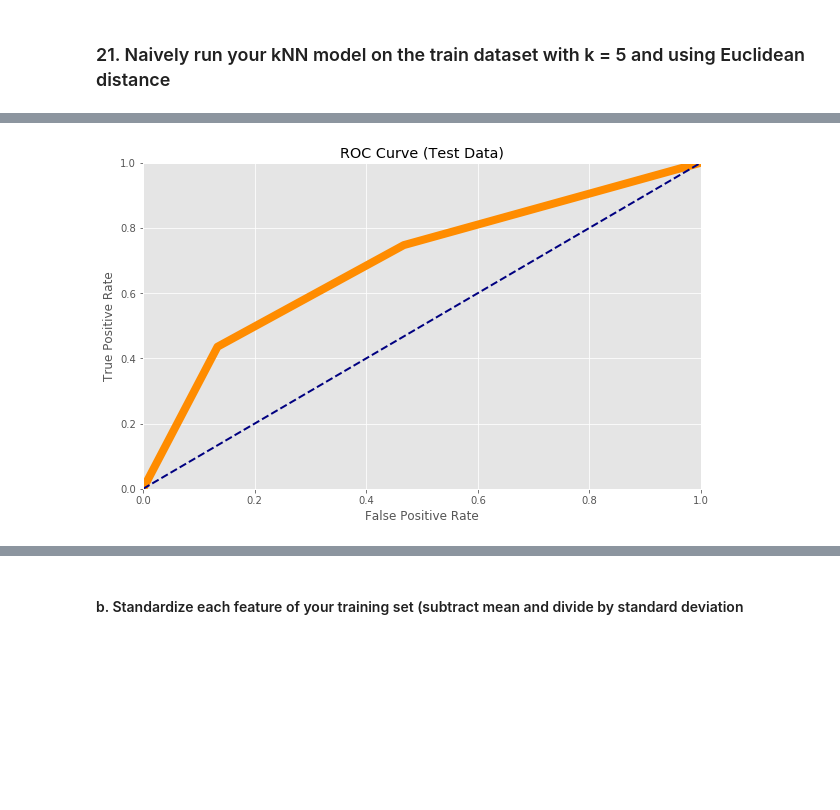
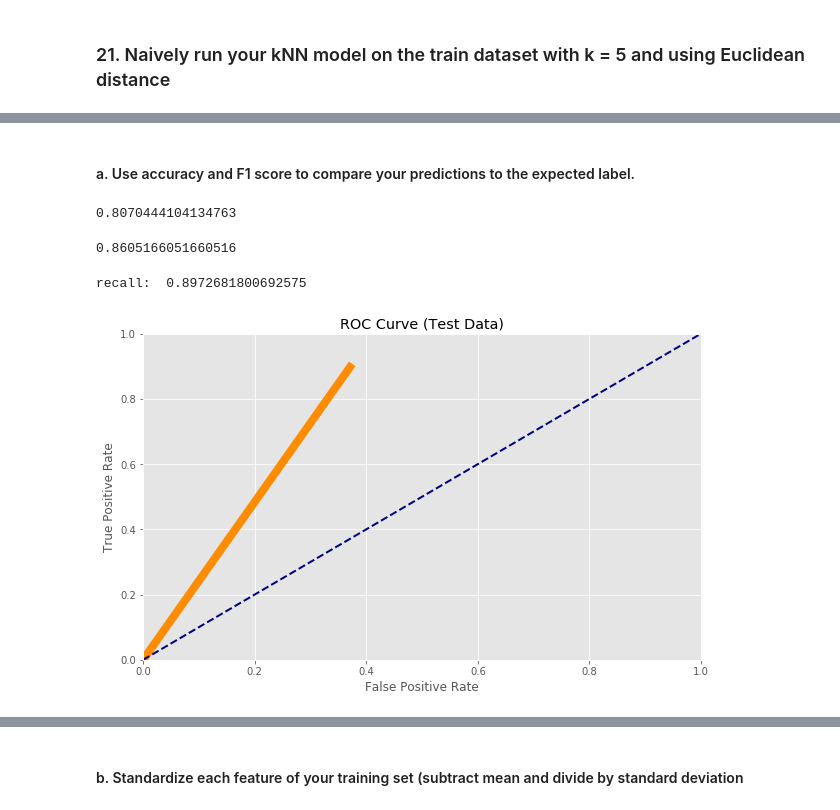
Before and after one commit to pemesie/MachineLearning, a Jupyter notebook: Nchouwat_Georges_Connor_Austin.ipynb, the cells around one changed output, grey strips where cells are left out. Cells and saved outputs as stored; diff of their text form; code cells hidden in the pictures; blank space fills up the shorter version.

```diff
--- a/Nchouwat_Georges_Connor_Austin.ipynb
+++ b/Nchouwat_Georges_Connor_Austin.ipynb
@@ -265,7 +327,7 @@ class KNN(object):
 import pandas as pd
 import numpy as np
 
-df = pd.read_csv("datasets/DataScienceRepository/winequality-white.csv", sep=";")
+df = pd.read_csv("C:/Users/pemesie/Documents/UNL/UNL/CSCE 478 Intro Machine Learning/datasets/winequality-white.csv", sep=";")
 # %% [markdown]
 ### 15. Convert target into a two-category variable
 # %%
@@ -417,30 +479,8 @@ print(df.shape)
 # %% [markdown]
 ### 20. Function to partition the data into train and test set
 # %%
-"""
-This function takes 3 arguments: feature matrix (numpy array with rows representing data samples and columns representing
-features.), target vector (numpy array with labels corresponding to each row of the feature matrix), and t ( a real number
-to determine the size of partition).
-"""
+
 def partition(features, target, t):
-#     # Check if 'features' or 'target' is an instance of 'np.ndarray'
-#     features = np.zeros(len(np_features))
-#     target = np.zeros(len(np_features))
-#     if isinstance(np_features, np.ndarray):
-#         features = pd.DataFrame(np_features, index=range(np_features.shape[0]),
-#                           columns=range(np_features.shape[1]))
-#     if isinstance(np_target, np.ndarray):
-#         target = pd.DataFrame(np_target, index=range(np_target.shape[0]),
-#                           columns=range(np_target.shape[1]))
-
-
-#     rowIndex = int((features.shape[0]*t))
-
-#     X_test = np.array( features.iloc[:rowIndex]   )
-#     X_train = np.array( features.iloc[rowIndex:] )
-
-#     target_test = np.array( target.iloc[:rowIndex]  )
-#     target_train = np.array( target.iloc[rowIndex:] )
 
     # create f and t; type np
     feat = np.zeros(target.shape[0])
@@ -451,11 +491,11 @@ def partition(features, target, t):
 
     index = int(target.shape[0]*t)
 
-    X_test = feat[:index,:]
-    X_train = feat[index:, :]
+    X_test = feat[:index+1,:]
+    X_train = feat[index+1:, :]
 
-    y_test = tar[:index]
-    y_train = tar[index:]
+    y_test = tar[:index+1]
+    y_train = tar[index+1:]
 
     return  X_train, X_test, y_train, y_test
 # %% [markdown]
@@ -465,8 +510,9 @@ X_train, X_test, y_train, y_test  = partition(df.drop(["quality"], axis=1), df["
 # %%
 from sortedcontainers import SortedList
+from future.utils import iteritems
 
 k= 5
 knn = KNN()
-knn.fit(X_train, y_train, k, euclidianDistance)
+knn.fit(X_train, y_train, k, euclidianDistance) #euclidianDistance ManhattanDistance)
 
-y_predicted, predict_prob = knn.predict(X_train)
+y_train_predicted, predict_prob = knn.predict(X_train)
@@ -473,12 +522,30 @@ y_predicted, predict_prob = knn.predict(X_train)
+# %% [markdown]
+#### a. Use accuracy and F1 score to compare your predictions to the expected label.
+# %%
+# return a matrix: accurary and generalizationerror
+accuracy = accuracyGeneralizationError(y_train, y_train_predicted)
+accuracy[0]
+# %% [output]
+0.8070444104134763
+# %%
+F1 = F1_score(y_train, y_train_predicted)
+F1
+# %% [output]
+0.8605166051660516
+# %%
+train_recall = recall(y_train, y_train_predicted)
+print("recall: ",train_recall)
+# %% [output]
+recall:  0.8972681800692575
 # %%
 # to check that the roc_curve and plot_roc_curve methods work
 
 thresholds=  [ 1, 0.8,  0.6, 0.4, 0.2 ]
 
-fpr, tpr= roc_curve(thresholds, y_train, predict_prob, confusion_matrix, recall)
+fpr, tpr= roc_curve(thresholds, y_train, y_train_predicted, confusion_matrix, recall)
 plot_roc_curve(fpr, tpr, label =None)
 # %% [output]
-[figure, old version]
+[figure, new version]
 # %%
 # area under AUC
 auc_from_fpr_tpr( tpr, 0.2)
```
Also changed, not shown: parts of 67 cells of this notebook.
